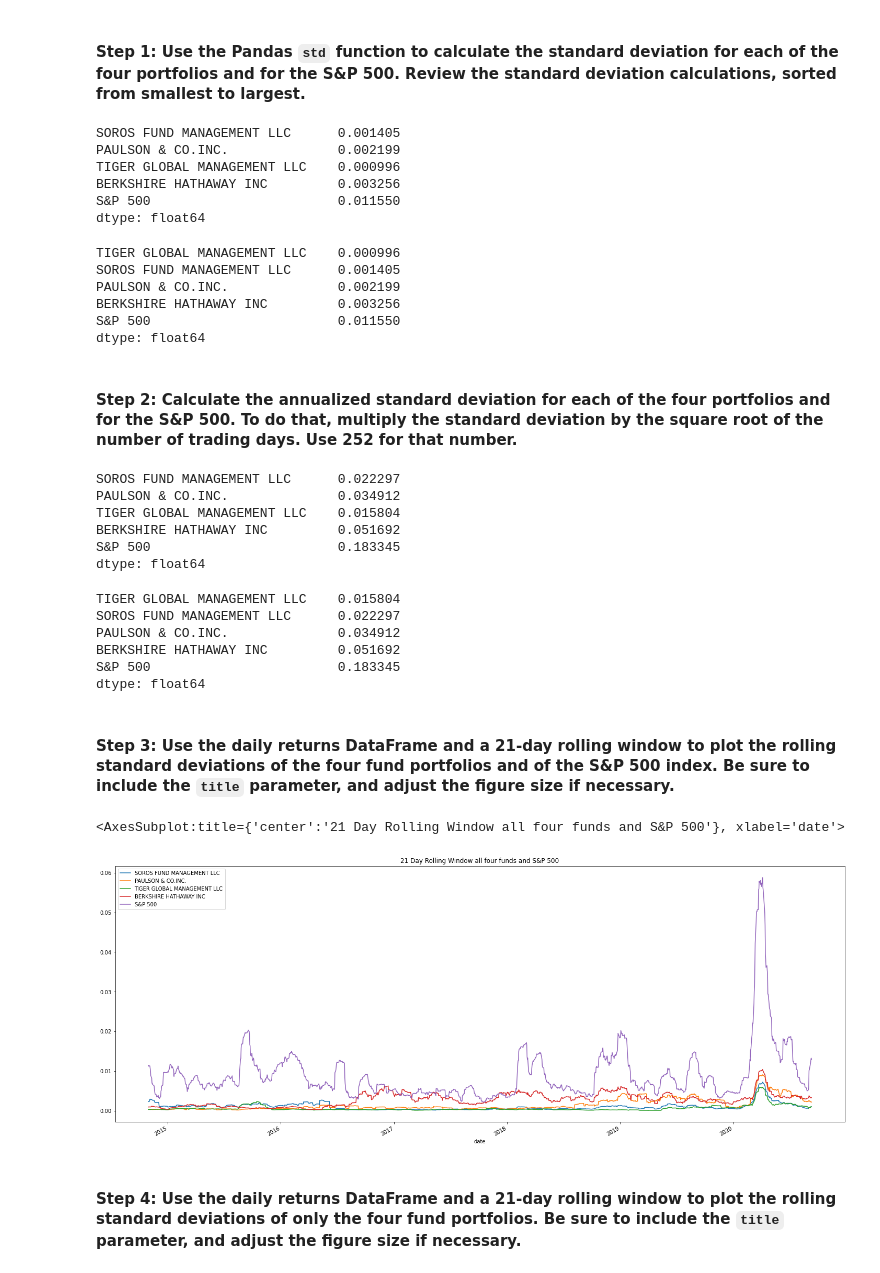
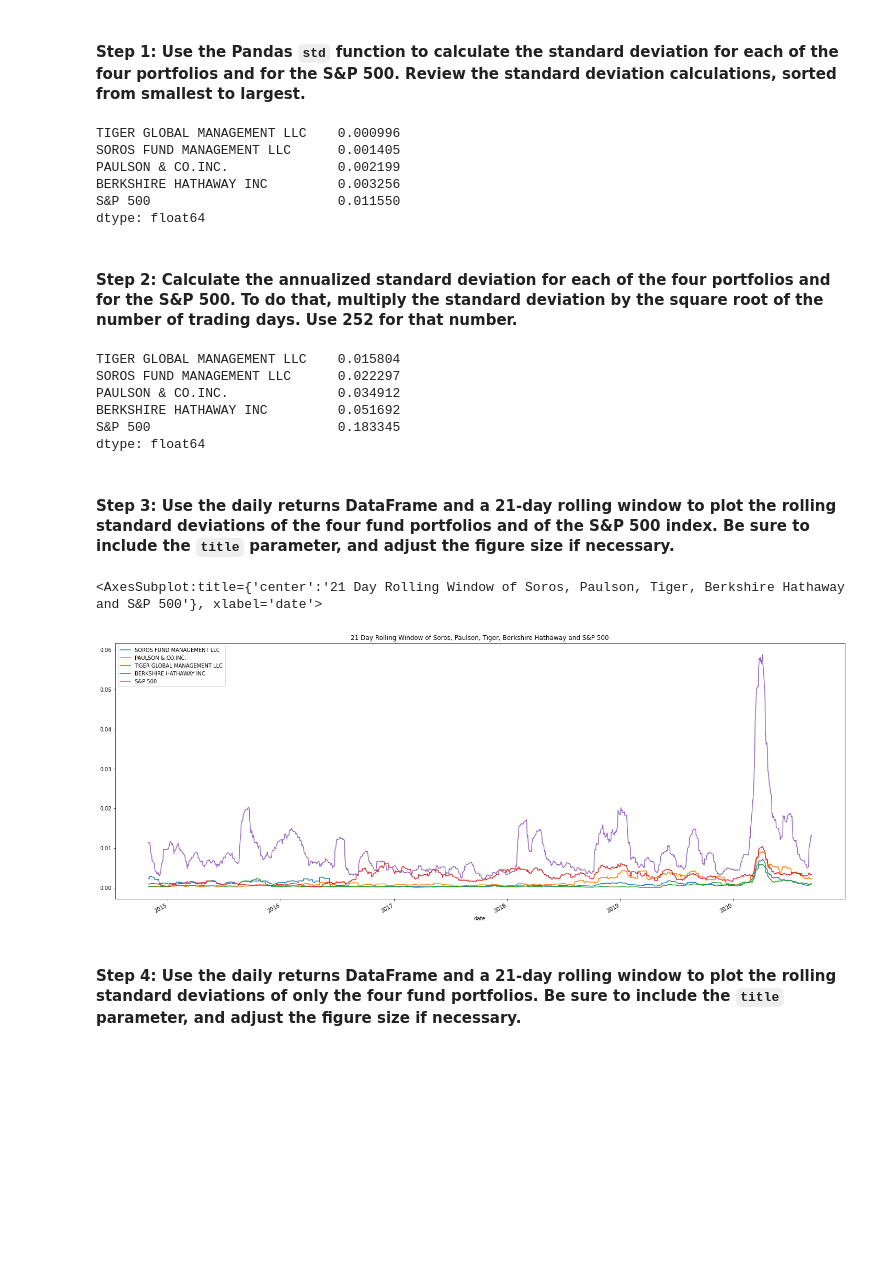
Before and after one commit to toniahurst/FinTech_Module_4_Challenge, a Jupyter notebook: risk_return_analysis.ipynb, the cells around one changed output. Drawn from its saved outputs; the diff is of its cells as text; code cells hidden in the pictures; blank space fills up the shorter version.

```diff
--- a/risk_return_analysis.ipynb
+++ b/risk_return_analysis.ipynb
@@ -234,57 +248,43 @@ Evaluate the risk profile of each portfolio by using the standard deviation and
 # Calculate and sort the standard deviation for all 4 portfolios and the S&P 500
 # Review the standard deviations sorted smallest to largest
 standard_deviation = daily_returns_df.std()
-display(standard_deviation.head())
-print("")
+
+# Review the standard deviations sorted smallest to largest
 display(standard_deviation.sort_values())
 # %% [output]
+TIGER GLOBAL MANAGEMENT LLC    0.000996
 SOROS FUND MANAGEMENT LLC      0.001405
 PAULSON & CO.INC.              0.002199
-TIGER GLOBAL MANAGEMENT LLC    0.000996
 BERKSHIRE HATHAWAY INC         0.003256
 S&P 500                        0.011550
 dtype: float64
-TIGER GLOBAL MANAGEMENT LLC    0.000996
-SOROS FUND MANAGEMENT LLC      0.001405
-PAULSON & CO.INC.              0.002199
-BERKSHIRE HATHAWAY INC         0.003256
-S&P 500                        0.011550
-dtype: float64
 # %% [markdown]
 #### Step 2: Calculate the annualized standard deviation for each of the four portfolios and for the S&P 500. To do that, multiply the standard deviation by the square root of the number of trading days. Use 252 for that number.
 # %%
 # Calculate and sort the annualized standard deviation (252 trading days) of the 4 portfolios and the S&P 500
-# Review the annual standard deviations smallest to largest
 # Set the number of trading days for the year
 trading_days = 252
 annualized_standard_deviation = standard_deviation * np.sqrt(trading_days)
 
-display(annualized_standard_deviation.head())
-print("")
+# Review the annual standard deviations smallest to largest
 display(annualized_standard_deviation.sort_values())
 # %% [output]
+TIGER GLOBAL MANAGEMENT LLC    0.015804
 SOROS FUND MANAGEMENT LLC      0.022297
 PAULSON & CO.INC.              0.034912
-TIGER GLOBAL MANAGEMENT LLC    0.015804
 BERKSHIRE HATHAWAY INC         0.051692
 S&P 500                        0.183345
 dtype: float64
-TIGER GLOBAL MANAGEMENT LLC    0.015804
-SOROS FUND MANAGEMENT LLC      0.022297
-PAULSON & CO.INC.              0.034912
-BERKSHIRE HATHAWAY INC         0.051692
-S&P 500                        0.183345
-dtype: float64
 # %% [markdown]
 #### Step 3: Use the daily returns DataFrame and a 21-day rolling window to plot the rolling standard deviations of the four fund portfolios and of the S&P 500 index. Be sure to include the `title` parameter, and adjust the figure size if necessary.
 # %%
 # Using the daily returns DataFrame and a 21-day rolling window,
 # plot the rolling standard deviation of the 4 portfolios and the S&P 500
 # Include a title parameter and adjust the figure size
-daily_returns_df.rolling(window=21).std().plot(figsize=(25,10), title="21 Day Rolling Window all four funds and S&P 500")
+daily_returns_df.rolling(window=21).std().plot(figsize=(25,10), title="21 Day Rolling Window of Soros, Paulson, Tiger, Berkshire Hathaway and S&P 500")
 # %% [output]
-<AxesSubplot:title={'center':'21 Day Rolling Window all four funds and S&P 500'}, xlabel='date'>
+<AxesSubplot:title={'center':'21 Day Rolling Window of Soros, Paulson, Tiger, Berkshire Hathaway and S&P 500'}, xlabel='date'>
-[figure, old version]
+[figure, new version]
 # %% [markdown]
 #### Step 4: Use the daily returns DataFrame and a 21-day rolling window to plot the rolling standard deviations of only the four fund portfolios. Be sure to include the `title` parameter, and adjust the figure size if necessary.
 # %%
```
Also changed, not shown: parts of 20 cells of this notebook.
